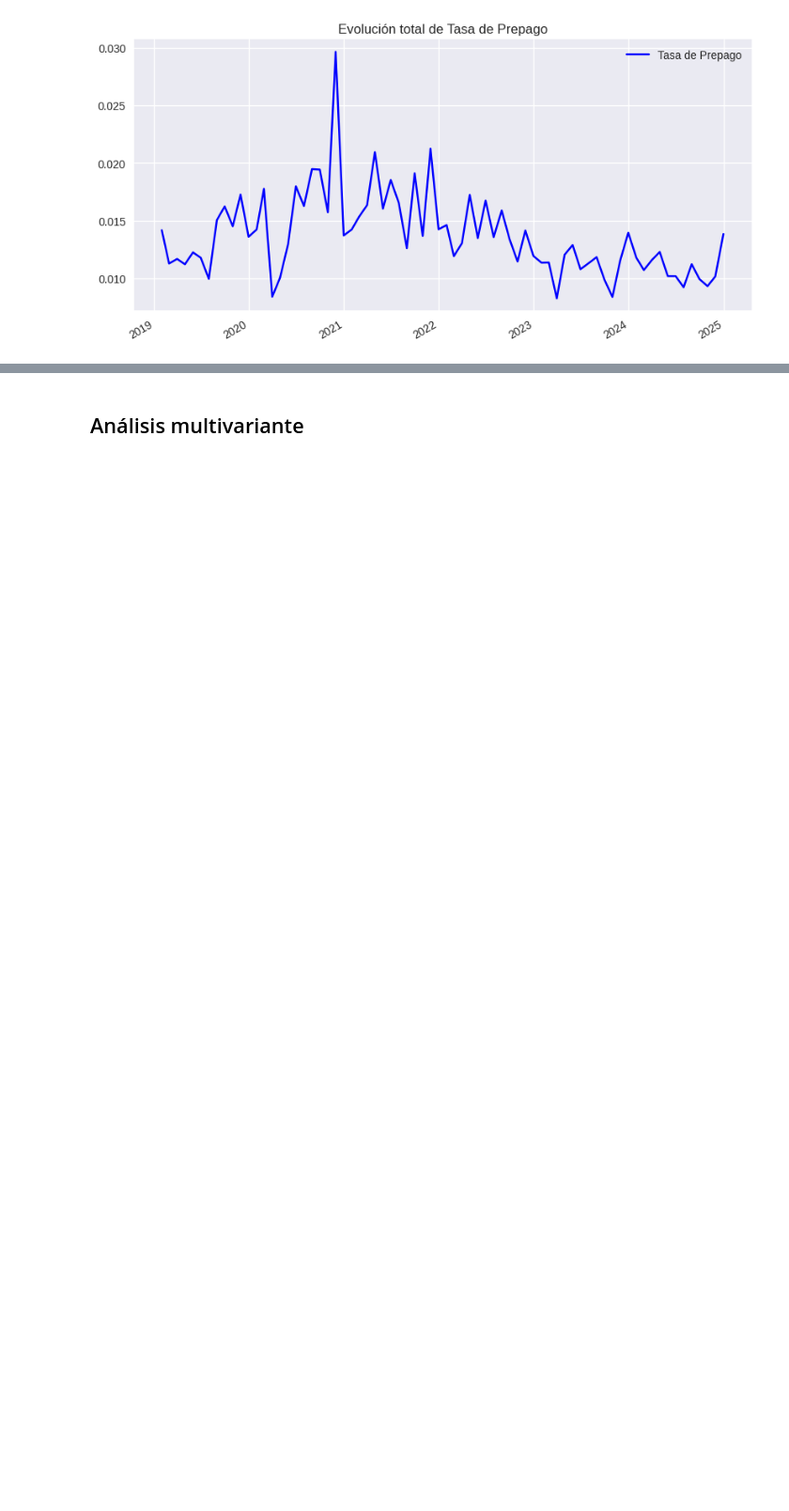
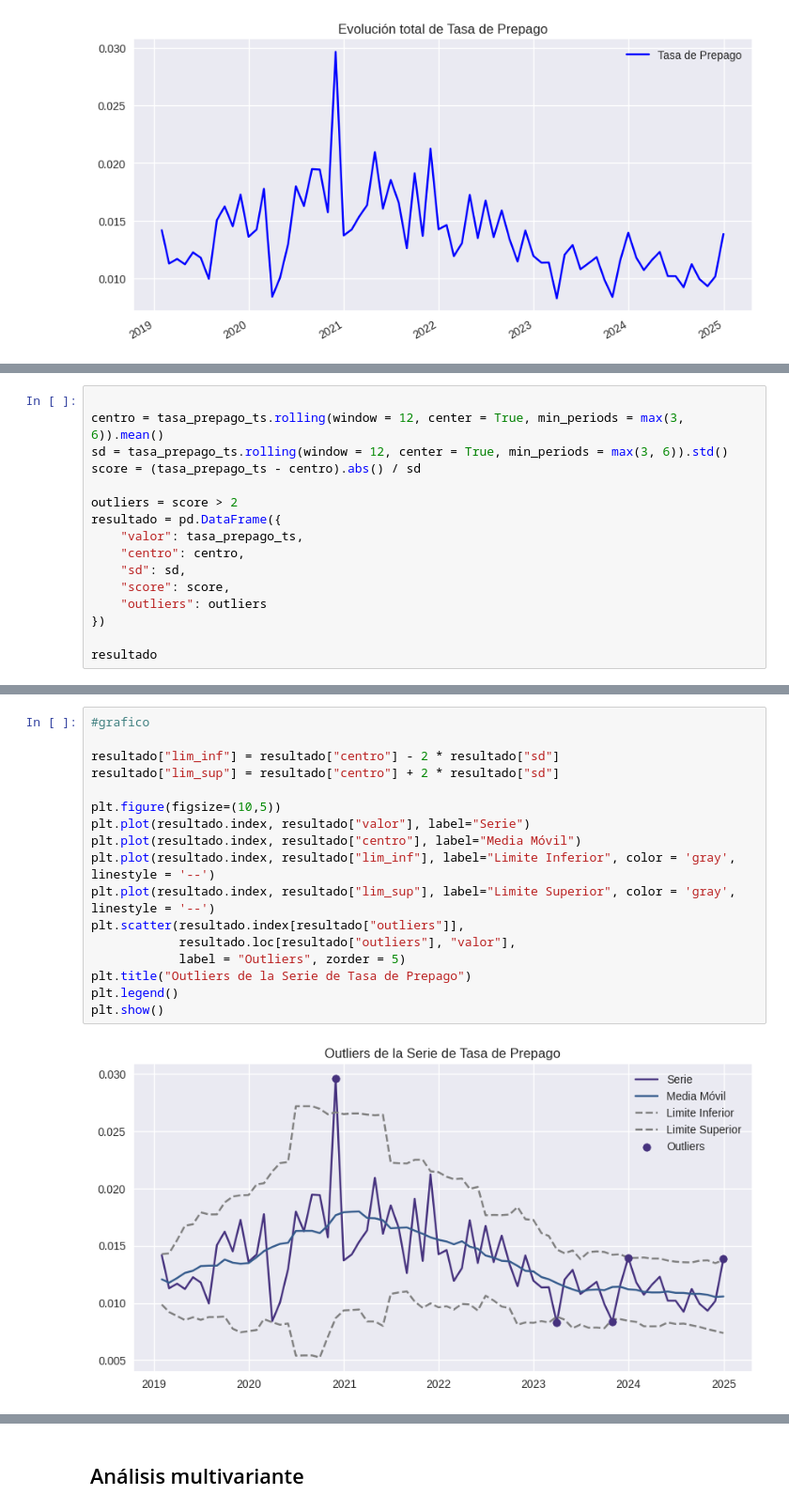
Before and after one commit to anavelaMNA/ProyectoIntegrador, a Jupyter notebook: Avance1_Equipo50.ipynb, the cells around one changed output, grey strips where cells are left out. Shown at 94% size. Saved outputs shown, nothing was run; the diff lists cells and outputs as text; blank space fills up the shorter version.

```diff
--- a/Avance1_Equipo50.ipynb
+++ b/Avance1_Equipo50.ipynb
@@ -356,0 +379,16 @@ plt.show()
+# %%
+
+centro = tasa_prepago_ts.rolling(window = 12, center = True, min_periods = max(3, 6)).mean()
+sd = tasa_prepago_ts.rolling(window = 12, center = True, min_periods = max(3, 6)).std()
+score = (tasa_prepago_ts - centro).abs() / sd
+
+outliers = score > 2
+resultado = pd.DataFrame({
+    "valor": tasa_prepago_ts,
+    "centro": centro,
+    "sd": sd,
+    "score": score,
+    "outliers": outliers
+})
+
+resultado
@@ -356,0 +409,19 @@ plt.show()
+# %%
+#grafico
+
+resultado["lim_inf"] = resultado["centro"] - 2 * resultado["sd"]
+resultado["lim_sup"] = resultado["centro"] + 2 * resultado["sd"]
+
+plt.figure(figsize=(10,5))
+plt.plot(resultado.index, resultado["valor"], label="Serie")
+plt.plot(resultado.index, resultado["centro"], label="Media Móvil")
+plt.plot(resultado.index, resultado["lim_inf"], label="Limite Inferior", color = 'gray', linestyle = '--')
+plt.plot(resultado.index, resultado["lim_sup"], label="Limite Superior", color = 'gray', linestyle = '--')
+plt.scatter(resultado.index[resultado["outliers"]],
+            resultado.loc[resultado["outliers"], "valor"],
+            label = "Outliers", zorder = 5)
+plt.title("Outliers de la Serie de Tasa de Prepago")
+plt.legend()
+plt.show()
+# %% [output]
+[figure, added]
```
Also changed, not shown: parts of 13 cells of this notebook.
